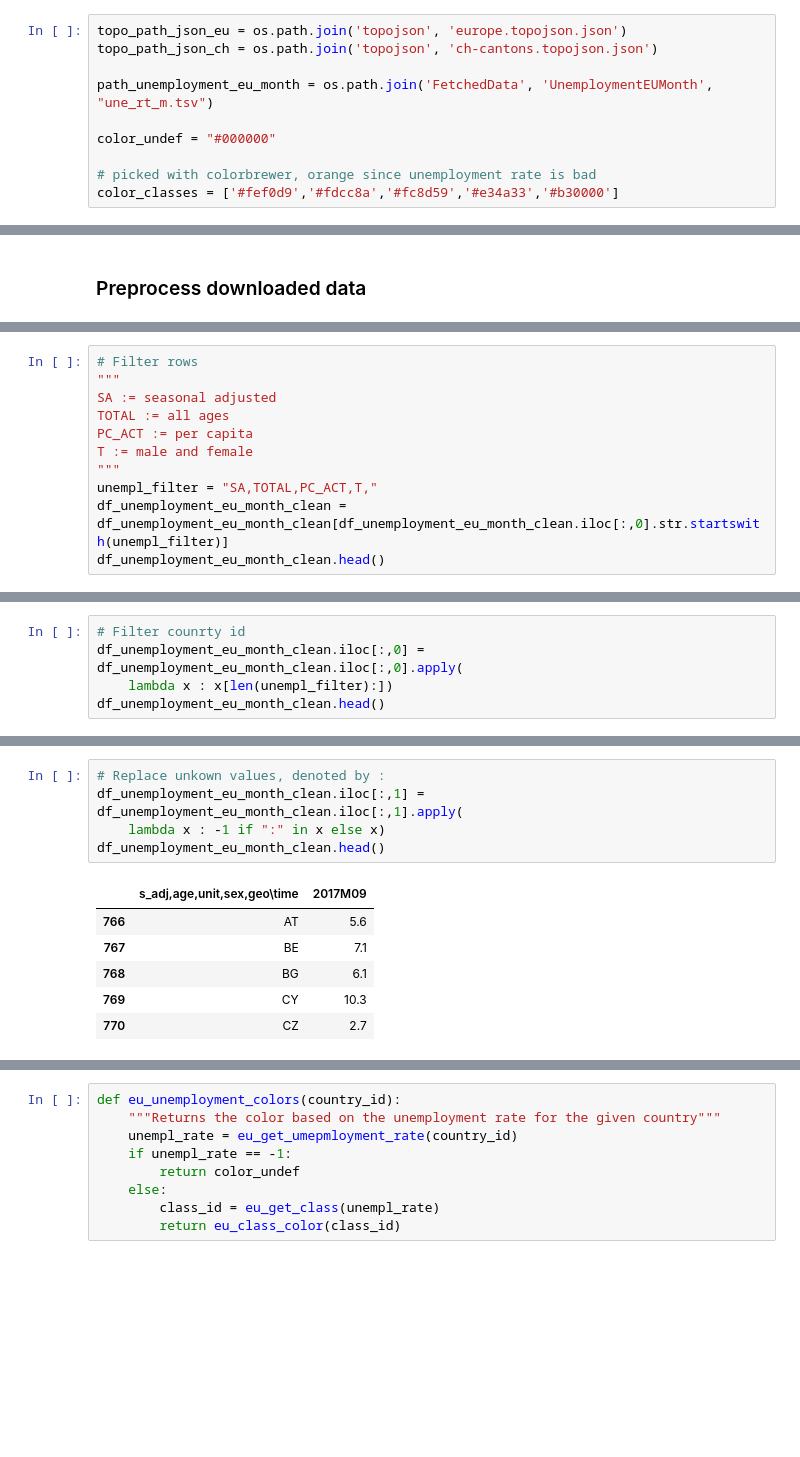
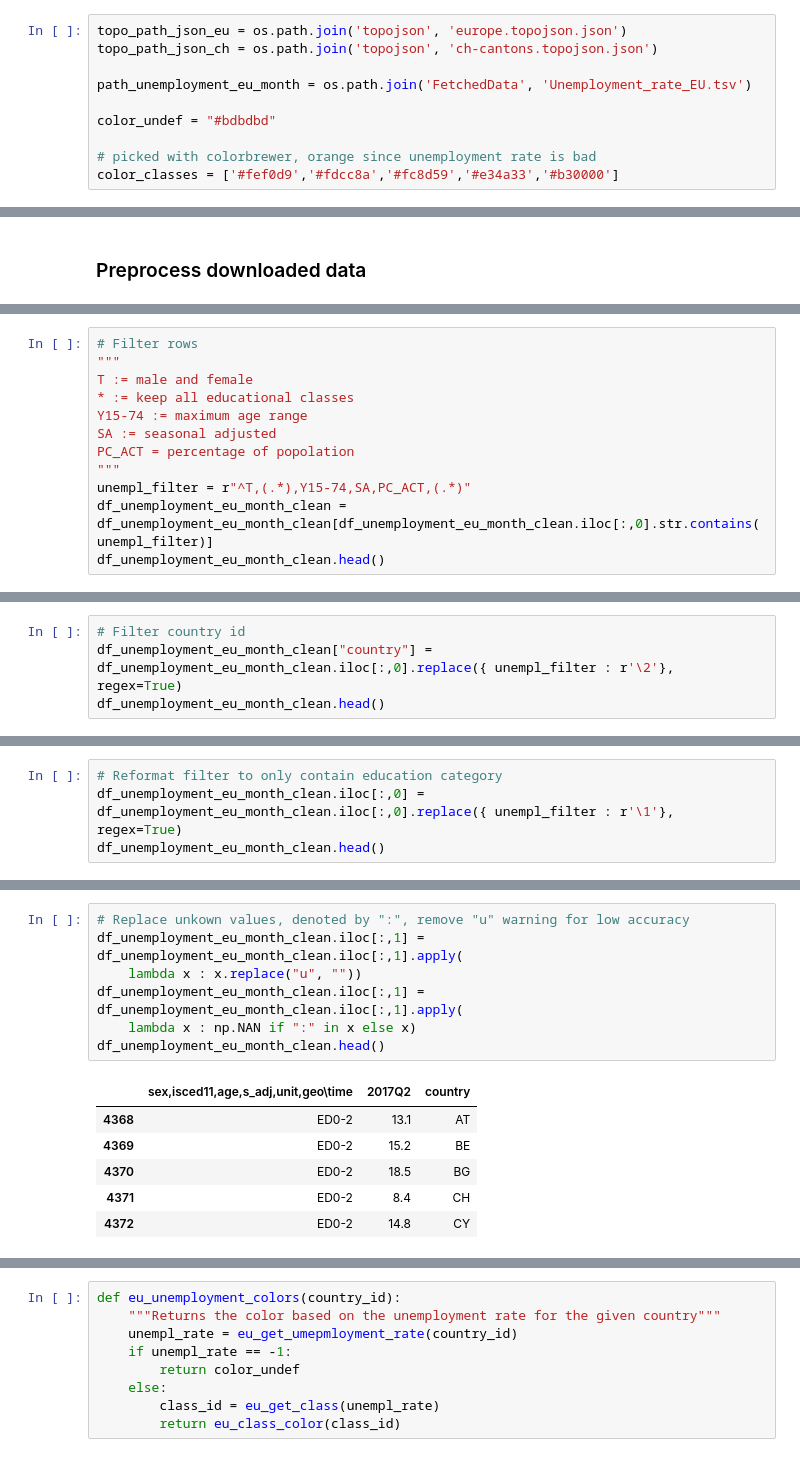
Before and after one commit to maxpr/ADA, a Jupyter notebook: 03 - Interactive Viz/Homework3.ipynb, the cells around one changed output, grey strips where cells are left out. Saved outputs shown, nothing was run; the diff lists cells and outputs as text; blank space fills up the shorter version.

```diff
--- a/03 - Interactive Viz/Homework3.ipynb
+++ b/03 - Interactive Viz/Homework3.ipynb
@@ -16,9 +17,9 @@ import csv
 topo_path_json_eu = os.path.join('topojson', 'europe.topojson.json')
 topo_path_json_ch = os.path.join('topojson', 'ch-cantons.topojson.json')
 
-path_unemployment_eu_month = os.path.join('FetchedData', 'UnemploymentEUMonth', "une_rt_m.tsv")
+path_unemployment_eu_month = os.path.join('FetchedData', 'Unemployment_rate_EU.tsv')
 
-color_undef = "#000000"
+color_undef = "#bdbdbd"
 
 # picked with colorbrewer, orange since unemployment rate is bad
 color_classes = ['#fef0d9','#fdcc8a','#fc8d59','#e34a33','#b30000']
@@ -63,12 +64,13 @@ df_unemployment_eu_month_clean.head()
 # %%
 # Filter rows
 """
+T := male and female
+* := keep all educational classes
+Y15-74 := maximum age range
 SA := seasonal adjusted
-TOTAL := all ages
-PC_ACT := per capita
-T := male and female
+PC_ACT = percentage of popolation
 """
-unempl_filter = "SA,TOTAL,PC_ACT,T,"
-df_unemployment_eu_month_clean = df_unemployment_eu_month_clean[df_unemployment_eu_month_clean.iloc[:,0].str.startswith(unempl_filter)]
+unempl_filter = r"^T,(.*),Y15-74,SA,PC_ACT,(.*)"
+df_unemployment_eu_month_clean = df_unemployment_eu_month_clean[df_unemployment_eu_month_clean.iloc[:,0].str.contains(unempl_filter)]
 df_unemployment_eu_month_clean.head()
 # %% [output]
@@ -81,6 +83,5 @@ df_unemployment_eu_month_clean.head()
 # %%
-# Filter counrty id
-df_unemployment_eu_month_clean.iloc[:,0] = df_unemployment_eu_month_clean.iloc[:,0].apply(
-    lambda x : x[len(unempl_filter):])
+# Filter country id
+df_unemployment_eu_month_clean["country"] = df_unemployment_eu_month_clean.iloc[:,0].replace({ unempl_filter : r'\2'}, regex=True)
 df_unemployment_eu_month_clean.head()
 # %% [output]
@@ -92,0 +94,4 @@ df_unemployment_eu_month_clean.head()
+# %%
+# Reformat filter to only contain education category
+df_unemployment_eu_month_clean.iloc[:,0] = df_unemployment_eu_month_clean.iloc[:,0].replace({ unempl_filter : r'\1'}, regex=True)
+df_unemployment_eu_month_clean.head()
@@ -93,15 +105,17 @@ df_unemployment_eu_month_clean.head()
 # %%
-# Replace unkown values, denoted by :
+# Replace unkown values, denoted by ":", remove "u" warning for low accuracy
 df_unemployment_eu_month_clean.iloc[:,1] = df_unemployment_eu_month_clean.iloc[:,1].apply(
-    lambda x : -1 if ":" in x else x)
+    lambda x : x.replace("u", ""))
+df_unemployment_eu_month_clean.iloc[:,1] = df_unemployment_eu_month_clean.iloc[:,1].apply(
+    lambda x : np.NAN if ":" in x else x)
 df_unemployment_eu_month_clean.head()
 # %% [output]
-|  | s_adj,age,unit,sex,geo\time | 2017M09 |
-| 766 | AT | 5.6 |
-| 767 | BE | 7.1 |
-| 768 | BG | 6.1 |
-| 769 | CY | 10.3 |
-| 770 | CZ | 2.7 |
+|  | sex,isced11,age,s_adj,unit,geo\time | 2017Q2 | country |
+| 4368 | ED0-2 | 13.1 | AT |
+| 4369 | ED0-2 | 15.2 | BE |
+| 4370 | ED0-2 | 18.5 | BG |
+| 4371 | ED0-2 | 8.4 | CH |
+| 4372 | ED0-2 | 14.8 | CY |
 # %%
 # convert unemployment to float
 df_unemployment_eu_month_clean.iloc[:,1] = pd.to_numeric(df_unemployment_eu_month_clean.iloc[:,1], errors='coerce')
```
Also changed, not shown: parts of 37 cells of this notebook.
